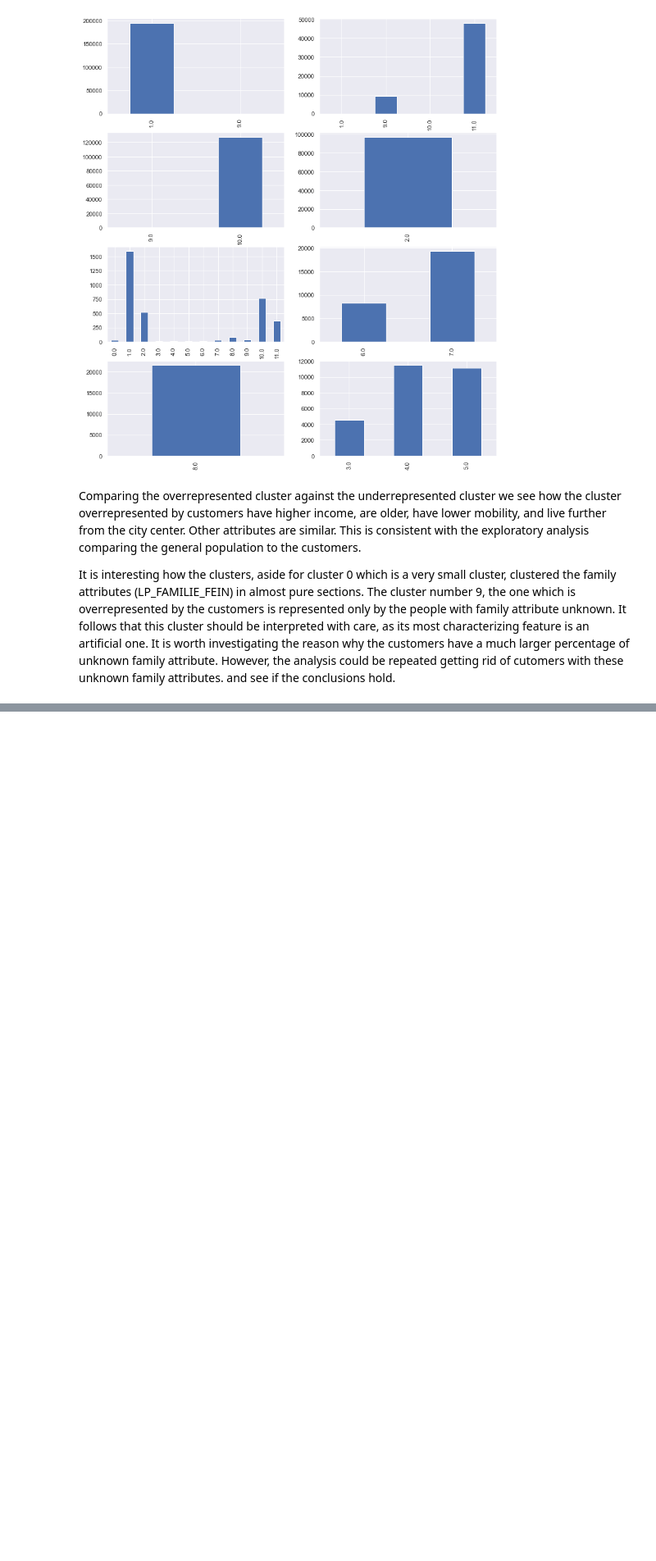
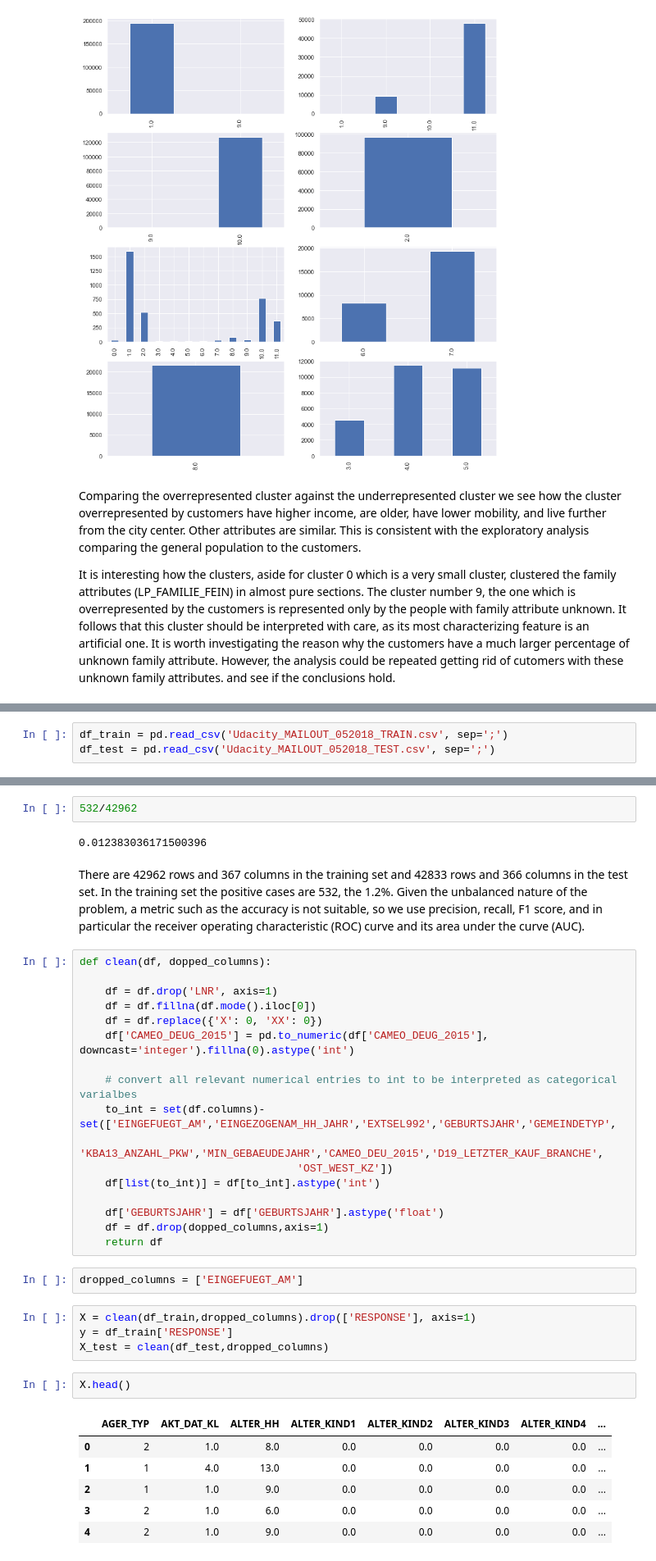
Before and after one commit to efonda/Customer-segmentation-Arvato, a Jupyter notebook: capstone-arvato.ipynb, the cells around one changed output, grey strips where cells are left out. Shown at 82% size. Saved outputs shown, nothing was run; the diff lists cells and outputs as text; blank space fills up the shorter version.

```diff
--- a/capstone-arvato.ipynb
+++ b/capstone-arvato.ipynb
@@ -1034,0 +1050,3 @@ It is interesting how the clusters, aside for cluster 0 which is a very small cl
+# %%
+df_train = pd.read_csv('Udacity_MAILOUT_052018_TRAIN.csv', sep=';')
+df_test = pd.read_csv('Udacity_MAILOUT_052018_TEST.csv', sep=';')
@@ -1034,0 +1065,38 @@ It is interesting how the clusters, aside for cluster 0 which is a very small cl
+# %%
+532/42962
+# %% [output]
+0.012383036171500396
+# %% [markdown]
+There are 42962 rows and 367 columns in the training set and 42833 rows and 366 columns in the test set. In the training set the positive cases are 532, the 1.2%. Given the unbalanced nature of the problem, a metric such as the accuracy is not suitable, so we use precision, recall, F1 score, and in particular the receiver operating characteristic (ROC) curve and its area under the curve (AUC).
+# %%
+def clean(df, dopped_columns):
+
+    df = df.drop('LNR', axis=1)
+    df = df.fillna(df.mode().iloc[0])
+    df = df.replace({'X': 0, 'XX': 0})
+    df['CAMEO_DEUG_2015'] = pd.to_numeric(df['CAMEO_DEUG_2015'], downcast='integer').fillna(0).astype('int')
+
+    # convert all relevant numerical entries to int to be interpreted as categorical varialbes
+    to_int = set(df.columns)-set(['EINGEFUEGT_AM','EINGEZOGENAM_HH_JAHR','EXTSEL992','GEBURTSJAHR','GEMEINDETYP',
+                                  'KBA13_ANZAHL_PKW','MIN_GEBAEUDEJAHR','CAMEO_DEU_2015','D19_LETZTER_KAUF_BRANCHE',
+                                  'OST_WEST_KZ'])
+    df[list(to_int)] = df[to_int].astype('int')
+
+    df['GEBURTSJAHR'] = df['GEBURTSJAHR'].astype('float')
+    df = df.drop(dopped_columns,axis=1)
+    return df
+# %%
+dropped_columns = ['EINGEFUEGT_AM']
+# %%
+X = clean(df_train,dropped_columns).drop(['RESPONSE'], axis=1)
+y = df_train['RESPONSE']
+X_test = clean(df_test,dropped_columns)
+# %%
+X.head()
+# %% [output]
+|  | AGER_TYP | AKT_DAT_KL | ALTER_HH | ALTER_KIND1 | ALTER_KIND2 | ALTER_KIND3 | ALTER_KIND4 | ... |
+| 0 | 2 | 1.0 | 8.0 | 0.0 | 0.0 | 0.0 | 0.0 | ... |
+| 1 | 1 | 4.0 | 13.0 | 0.0 | 0.0 | 0.0 | 0.0 | ... |
+| 2 | 1 | 1.0 | 9.0 | 0.0 | 0.0 | 0.0 | 0.0 | ... |
+| 3 | 2 | 1.0 | 6.0 | 0.0 | 0.0 | 0.0 | 0.0 | ... |
+| 4 | 2 | 1.0 | 9.0 | 0.0 | 0.0 | 0.0 | 0.0 | ... |
```
Also changed, not shown: parts of 49 cells of this notebook.
